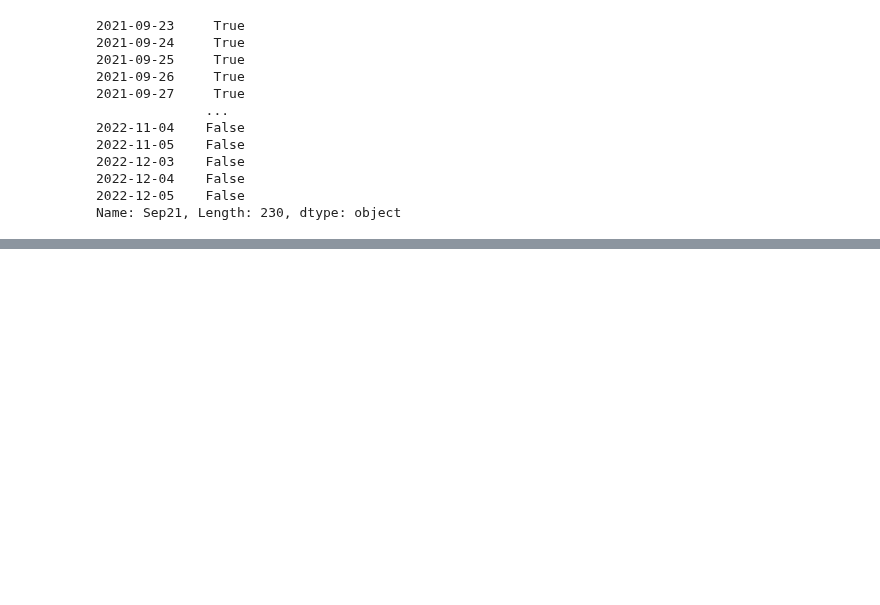
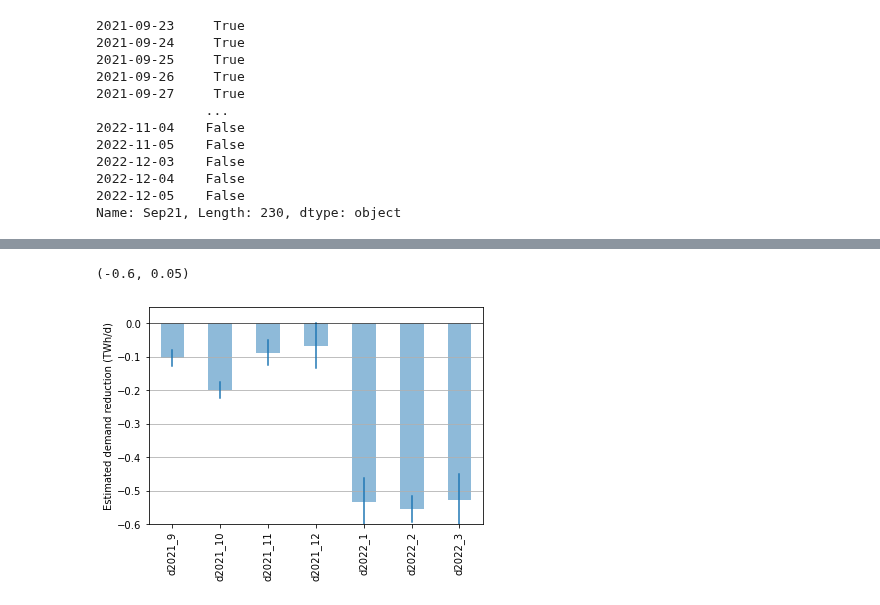
Before and after one commit to oruhnau/energy_demand, a Jupyter notebook: top_down/analysis.ipynb, the cells around one changed output, grey strips where cells are left out. Drawn from its saved outputs; the diff is of its cells as text; code cells hidden in the pictures; blank space fills up the shorter version.

```diff
--- a/top_down/analysis.ipynb
+++ b/top_down/analysis.ipynb
@@ -815 +826,10 @@ Notes:
 strong multicollinearity or other numerical problems.
+# %%
+extracted_results = pd.concat(
+    [results.params, results.HC0_se], keys=['coef', 'se'], axis=1
+)
+extracted_results = extracted_results.loc[[d + '[T.True]' for d in dummy_list]]
+extracted_results.index = dummy_list
+extracted_results['low'] = extracted_results['coef'] - 2 * extracted_results['se']
+extracted_results['high'] = extracted_results['coef'] + 2 * extracted_results['se']
+extracted_results
@@ -815,0 +845,12 @@ strong multicollinearity or other numerical problems.
+# %%
+ax = extracted_results['coef'].plot(kind='bar',alpha=0.5)
+for d in dummy_list:
+    plt.plot([d,d], [extracted_results.loc[d, 'low'], extracted_results.loc[d, 'high']], color='tab:blue')
+
+plt.grid(axis='y')
+plt.axhline(0, color='black', linewidth=0.5)
+plt.ylabel('Estimated demand reduction (TWh/d)')
+plt.ylim(-0.6, 0.05)
+# %% [output]
+(-0.6, 0.05)
+[figure, added]
```
Also changed, not shown: parts of 14 cells of this notebook.
